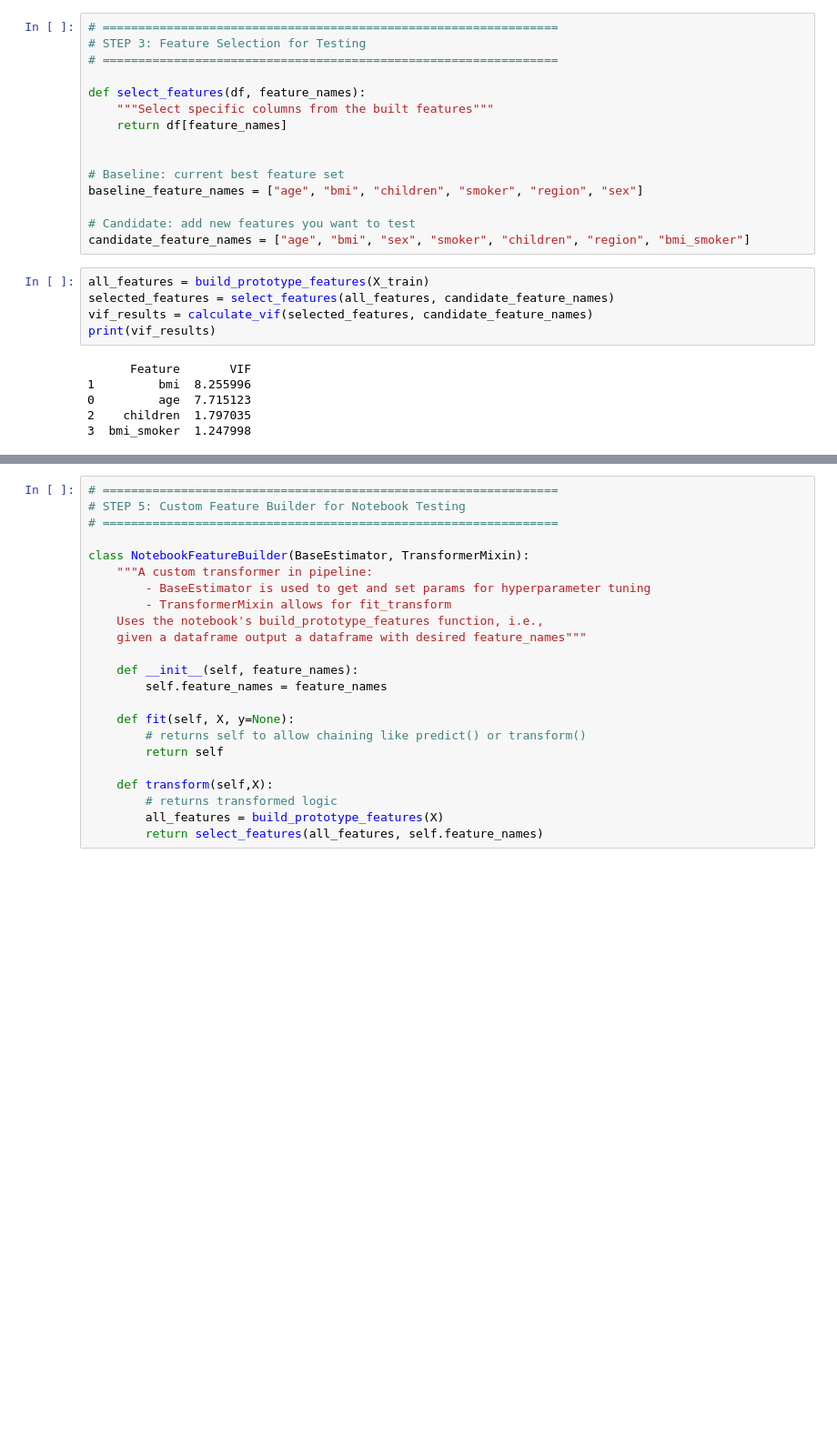
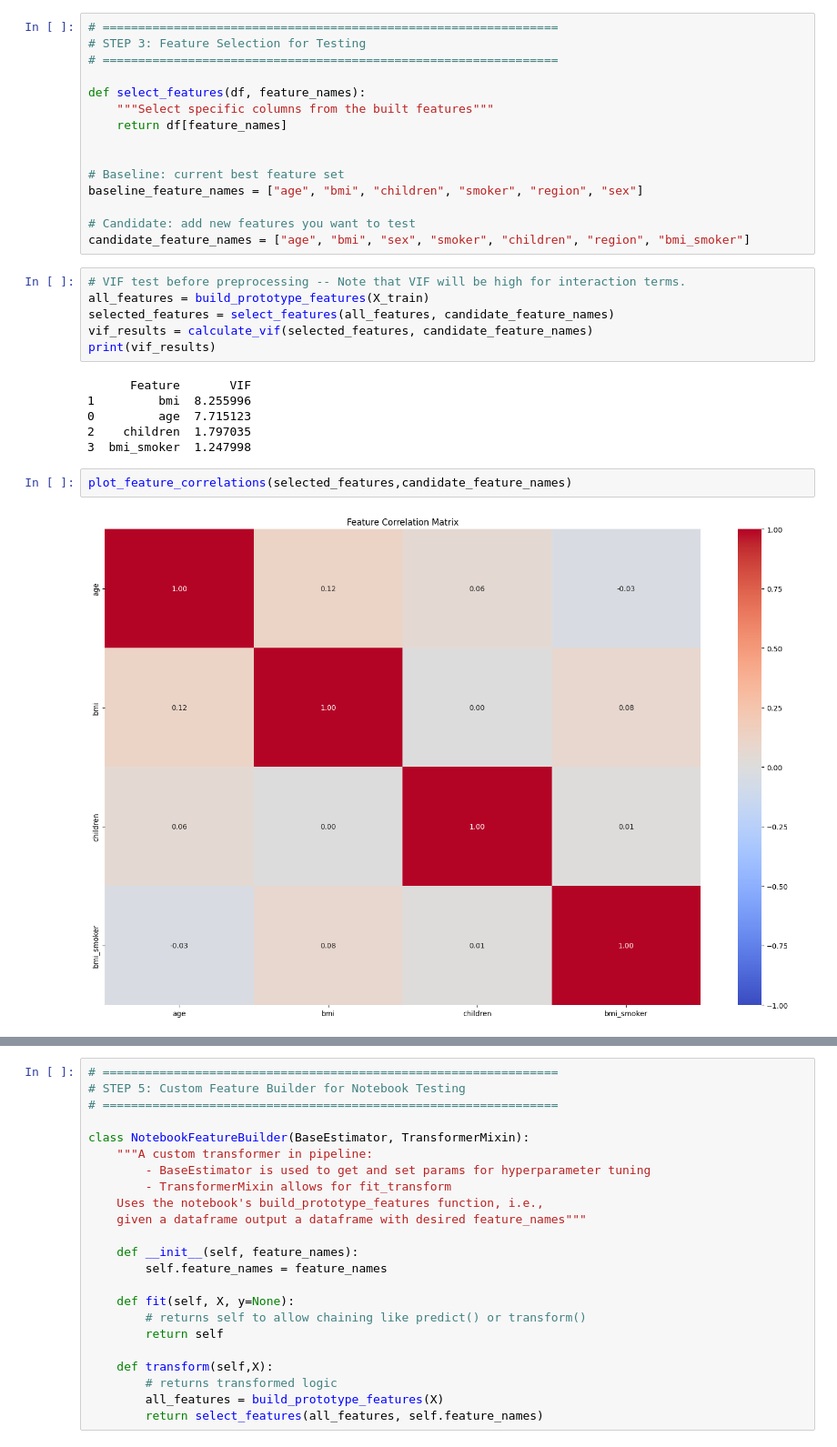
Before and after one commit to lokkenchan/linear_regression_001, a Jupyter notebook: notebooks/02_feature_engineering.ipynb, the cells around one changed output, grey strips where cells are left out. Shown at 91% size. Saved outputs shown, nothing was run; the diff lists cells and outputs as text; blank space fills up the shorter version.

Commit message:
Add plot_feature_correlations to feature_engineering.ipynb

```diff
--- a/notebooks/02_feature_engineering.ipynb
+++ b/notebooks/02_feature_engineering.ipynb
@@ -117,6 +117,7 @@ baseline_feature_names = ["age", "bmi", "children", "smoker", "region", "sex"]
 # Candidate: add new features you want to test
 candidate_feature_names = ["age", "bmi", "sex", "smoker", "children", "region", "bmi_smoker"]
 # %%
+# VIF test before preprocessing -- Note that VIF will be high for interaction terms.
 all_features = build_prototype_features(X_train)
 selected_features = select_features(all_features, candidate_feature_names)
 vif_results = calculate_vif(selected_features, candidate_feature_names)
@@ -127,6 +128,10 @@ print(vif_results)
 0         age  7.715123
 2    children  1.797035
 3  bmi_smoker  1.247998
+# %%
+plot_feature_correlations(selected_features,candidate_feature_names)
+# %% [output]
+[figure, added]
 # %%
 # ================================================================
 # STEP 4: Preprocessor
```
Also changed, not shown: parts of 3 cells of this notebook, 3 other files.
